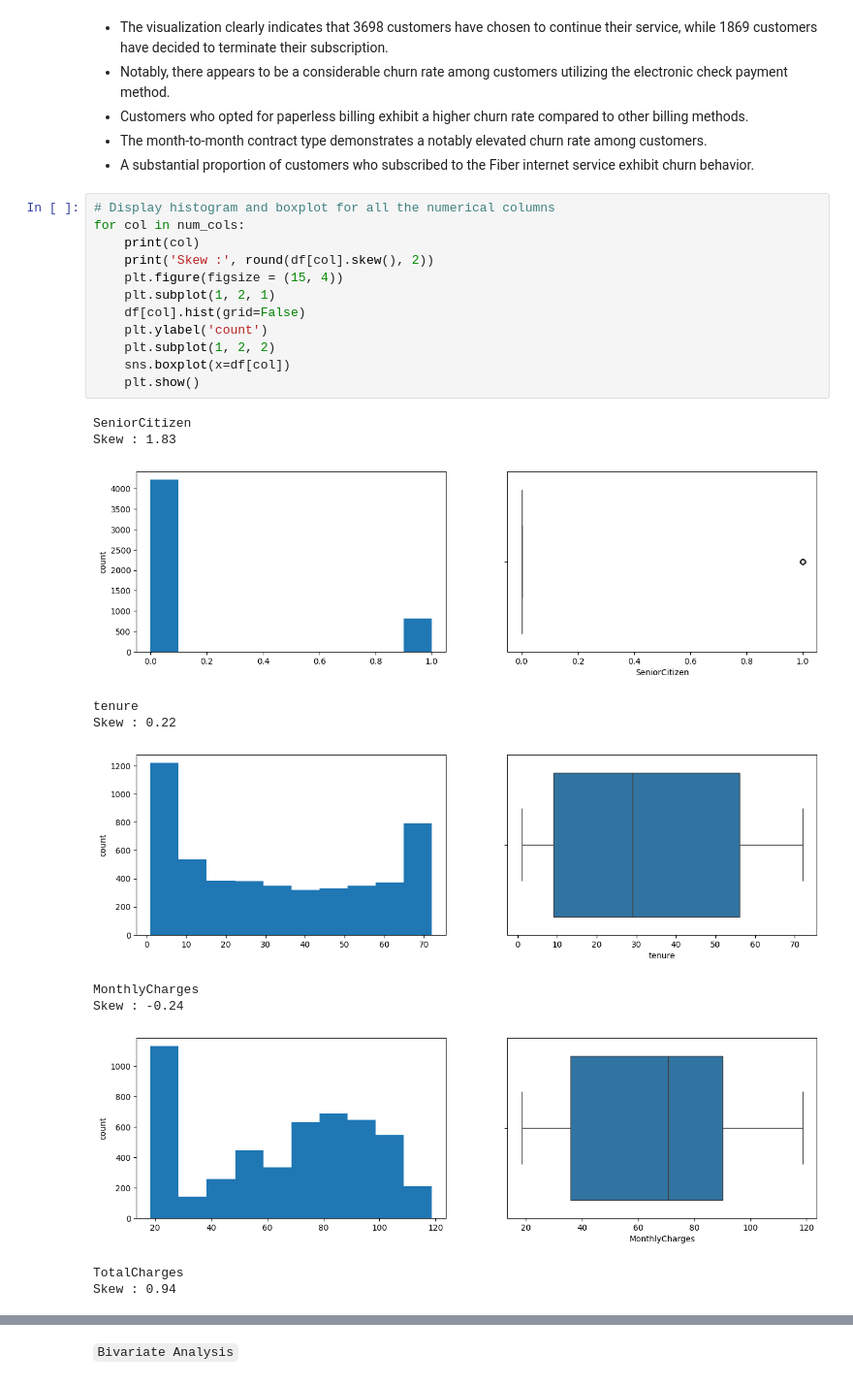
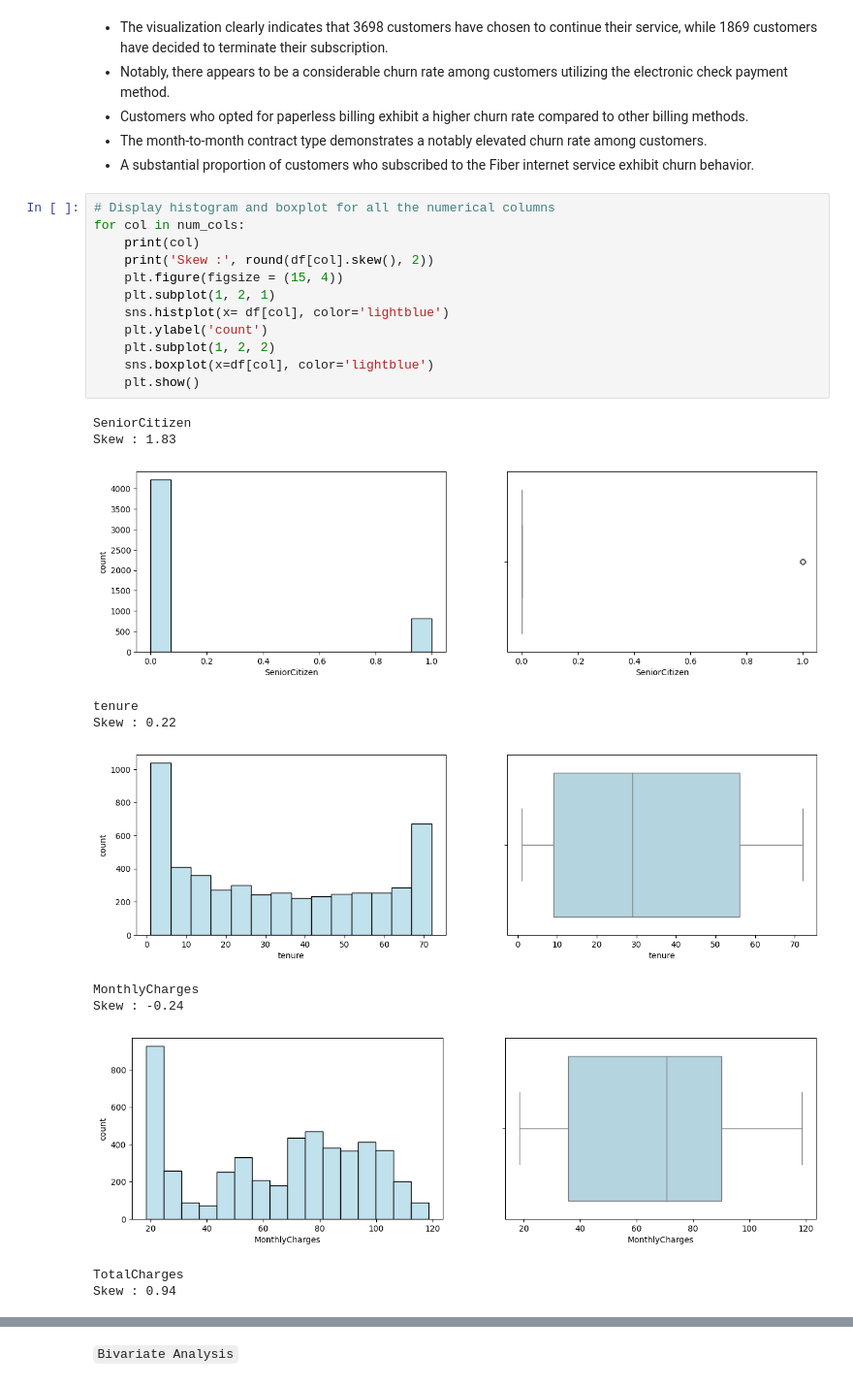
Before and after one commit to zubeetech/Customer-Churn-Prediction, a Jupyter notebook: Notebook/customer_churn.ipynb, the cells around one changed output, grey strips where cells are left out. Shown at 97% size. Saved outputs shown, nothing was run; the diff lists cells and outputs as text.

```diff
--- a/Notebook/customer_churn.ipynb
+++ b/Notebook/customer_churn.ipynb
@@ -434,24 +434,24 @@ Name: count, dtype: int64
 # %%
 # Display histogram and boxplot for all the numerical columns
 for col in num_cols:
     print(col)
     print('Skew :', round(df[col].skew(), 2))
     plt.figure(figsize = (15, 4))
     plt.subplot(1, 2, 1)
-    df[col].hist(grid=False)
+    sns.histplot(x= df[col], color='lightblue')
     plt.ylabel('count')
     plt.subplot(1, 2, 2)
-    sns.boxplot(x=df[col])
+    sns.boxplot(x=df[col], color='lightblue')
     plt.show()
 # %% [output]
 SeniorCitizen
 Skew : 1.83
-[figure, old version]
+[figure, new version]
 tenure
 Skew : 0.22
-[figure, old version]
+[figure, new version]
 MonthlyCharges
 Skew : -0.24
-[figure, old version]
+[figure, new version]
 TotalCharges
 Skew : 0.94
```
Also changed, not shown: parts of 4 cells of this notebook.
